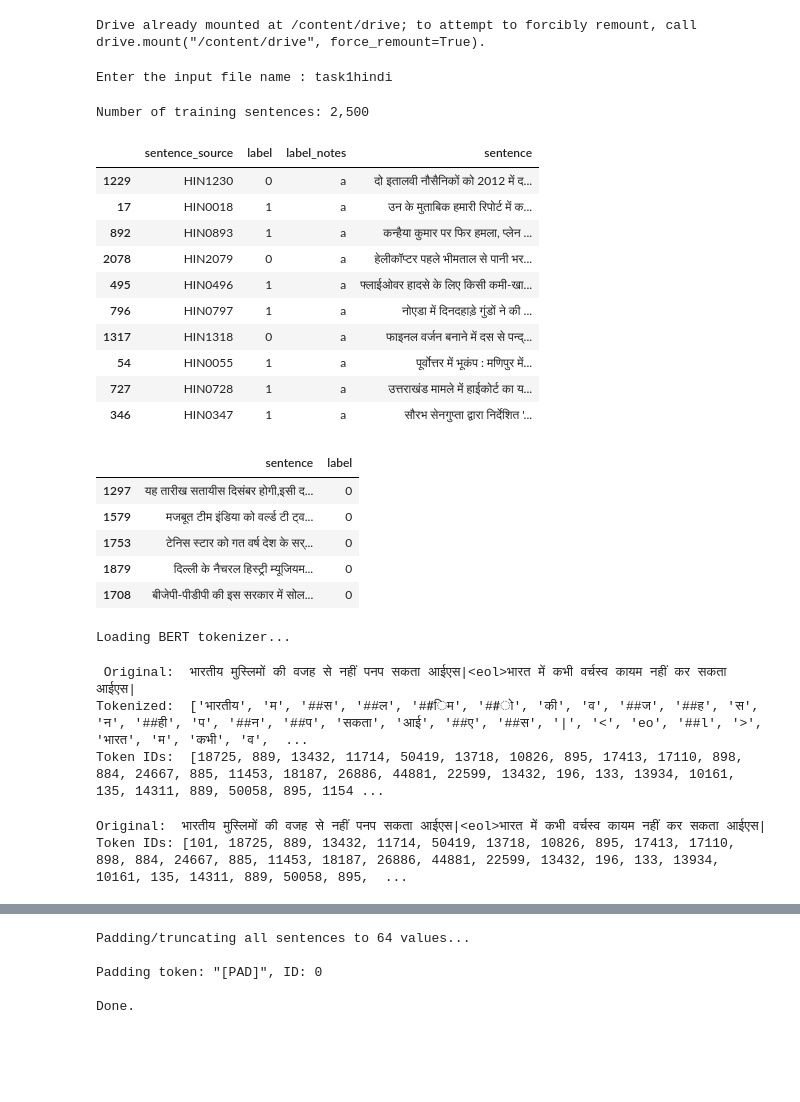
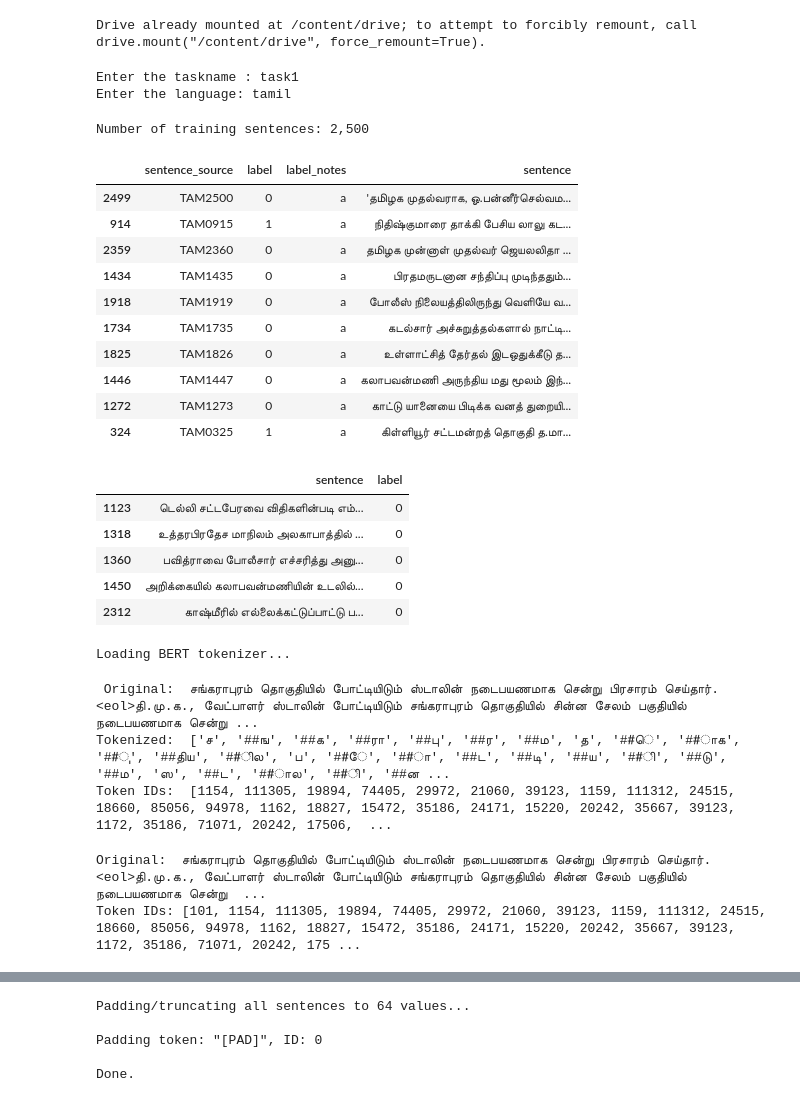
Before and after one commit to RakeshM7/DPIL-BERT, a Jupyter notebook: BERT.ipynb, the cells around one changed output, grey strips where cells are left out. Saved outputs shown, nothing was run; the diff lists cells and outputs as text; code cells hidden in the pictures; blank space fills up the shorter version.

```diff
--- a/BERT.ipynb
+++ b/BERT.ipynb
@@ -56,43 +56,45 @@ from google.colab import drive
 drive.mount('/content/drive')
 # %% [output]
 Drive already mounted at /content/drive; to attempt to forcibly remount, call drive.mount("/content/drive", force_remount=True).
-# %%
-file_path= input("Enter the input file name : ")    #example - task1hindi
-# %% [output]
-Enter the input file name : task1hindi
+# %%
+taskid= input("Enter the taskname : ")    #example - task1
+language= input("Enter the language: ")
+# %% [output]
+Enter the taskname : task1
+Enter the language: tamil
 # %%
 import pandas as pd
 
 # Load the dataset into a pandas dataframe.
-df = pd.read_csv("/content/drive/My Drive/FYP/bert/glue/cola/hindi/"+file_path+".tsv", delimiter='\t', header=None, names=['sentence_source', 'label', 'label_notes', 'sentence'])
+df = pd.read_csv("/content/drive/My Drive/FYP/bert/glue/cola/"+language+"/"+taskid+language+".tsv", delimiter='\t', header=None, names=['sentence_source', 'label', 'label_notes', 'sentence'])
 
 # Report the number of sentences.
 print('Number of training sentences: {:,}\n'.format(df.shape[0]))
 
 # Display 10 random rows from the data.
 df.sample(10)
 # %% [output]
 Number of training sentences: 2,500
 |  | sentence_source | label | label_notes | sentence |
-| 1229 | HIN1230 | 0 | a | दो इतालवी नौसैनिकों को 2012 में द... |
-| 17 | HIN0018 | 1 | a | उन के मुताबिक हमारी रिपोर्ट में क... |
-| 892 | HIN0893 | 1 | a | कन्हैया कुमार पर फिर हमला, प्लेन ... |
-| 2078 | HIN2079 | 0 | a | हेलीकॉप्टर पहले भीमताल से पानी भर... |
-| 495 | HIN0496 | 1 | a | फ्लाईओवर हादसे के लिए किसी कमी-खा... |
-| 796 | HIN0797 | 1 | a | नोएडा में दिनदहाड़े गुंडों ने की ... |
-| 1317 | HIN1318 | 0 | a | फाइनल वर्जन बनाने में दस से पन्द्... |
-| 54 | HIN0055 | 1 | a | पूर्वोत्तर में भूकंप : मणिपुर में... |
-| 727 | HIN0728 | 1 | a | उत्तराखंड मामले में हाईकोर्ट का य... |
-| 346 | HIN0347 | 1 | a | सौरभ सेनगुप्ता द्वारा निर्देशित '... |
+| 2499 | TAM2500 | 0 | a | 'தமிழக முதல்வராக, ஓ.பன்னீர்செல்வம... |
+| 914 | TAM0915 | 1 | a | நிதிஷ்குமாரை தாக்கி பேசிய லாலு கட... |
+| 2359 | TAM2360 | 0 | a | தமிழக முன்னாள் முதல்வர் ஜெயலலிதா ... |
+| 1434 | TAM1435 | 0 | a | பிரதமருடனான சந்திப்பு முடிந்ததும்... |
+| 1918 | TAM1919 | 0 | a | போலீஸ் நிலையத்திலிருந்து வெளியே வ... |
+| 1734 | TAM1735 | 0 | a | கடல்சார் அச்சுறுத்தல்களால் நாட்டி... |
+| 1825 | TAM1826 | 0 | a | உள்ளாட்சித் தேர்தல் இடஒதுக்கீடு த... |
+| 1446 | TAM1447 | 0 | a | கலாபவன்மணி அருந்திய மது மூலம் இந்... |
+| 1272 | TAM1273 | 0 | a | காட்டு யானையை பிடிக்க வனத் துறையி... |
+| 324 | TAM0325 | 1 | a | கிள்ளியூர் சட்டமன்றத் தொகுதி த.மா... |
 # %%
 df.loc[df.label == 0].sample(5)[['sentence', 'label']]
 # %% [output]
 |  | sentence | label |
-| 1297 | यह तारीख सतायीस दिसंबर होगी,इसी द... | 0 |
-| 1579 | मजबूत टीम इंडिया को वर्ल्ड टी ट्व... | 0 |
-| 1753 | टेनिस स्टार को गत वर्ष देश के सर्... | 0 |
-| 1879 | दिल्ली के नैचरल हिस्ट्री म्यूजियम... | 0 |
-| 1708 | बीजेपी-पीडीपी की इस सरकार में सोल... | 0 |
+| 1123 | டெல்லி சட்டபேரவை விதிகளின்படி எம்... | 0 |
+| 1318 | உத்தரபிரதேச மாநிலம் அலகாபாத்தில் ... | 0 |
+| 1360 | பவித்ராவை போலீசார் எச்சரித்து அனு... | 0 |
+| 1450 | அறிக்கையில் கலாபவன்மணியின் உடலில்... | 0 |
+| 2312 | காஷ்மீரில் எல்லைக்கட்டுப்பாட்டு ப... | 0 |
 # %%
 sentences = df.sentence.values
 labels = df.label.values
@@ -114,9 +116,9 @@ print('Tokenized: ', tokenizer.tokenize(sentences[0]))
 # Print the sentence mapped to token ids.
 print('Token IDs: ', tokenizer.convert_tokens_to_ids(tokenizer.tokenize(sentences[0])))
 # %% [output]
- Original:  भारतीय मुस्लिमों की वजह से नहीं पनप सकता आईएस|<eol>भारत में कभी वर्चस्व कायम नहीं कर सकता आईएस|
-Tokenized:  ['भारतीय', 'म', '##स', '##ल', '##िम', '##ो', 'की', 'व', '##ज', '##ह', 'स', 'न', '##ही', 'प', '##न', '##प', 'सकता', 'आई', '##ए', '##स', '|', '<', 'eo', '##l', '>', 'भारत', 'म', 'कभी', 'व',  ...
-Token IDs:  [18725, 889, 13432, 11714, 50419, 13718, 10826, 895, 17413, 17110, 898, 884, 24667, 885, 11453, 18187, 26886, 44881, 22599, 13432, 196, 133, 13934, 10161, 135, 14311, 889, 50058, 895, 1154 ...
+ Original:  சங்கராபுரம் தொகுதியில் போட்டியிடும் ஸ்டாலின் நடைபயணமாக சென்று பிரசாரம் செய்தார்.<eol>தி.மு.க., வேட்பாளர் ஸ்டாலின் போட்டியிடும் சங்கராபுரம் தொகுதியில் சின்ன சேலம் பகுதியில் நடைபயணமாக சென்று ...
+Tokenized:  ['ச', '##ங', '##க', '##ரா', '##பு', '##ர', '##ம', 'த', '##ெ', '##ாக', '##ு', '##திய', '##ில', 'ப', '##ே', '##ா', '##ட', '##டி', '##ய', '##ி', '##டு', '##ம', 'ஸ', '##ட', '##ால', '##ி', '##ன ...
+Token IDs:  [1154, 111305, 19894, 74405, 29972, 21060, 39123, 1159, 111312, 24515, 18660, 85056, 94978, 1162, 18827, 15472, 35186, 24171, 15220, 20242, 35667, 39123, 1172, 35186, 71071, 20242, 17506,  ...
 # %%
 # Tokenize all of the sentences and map the tokens to thier word IDs.
 input_ids = []
@@ -146,8 +148,8 @@ for sent in sentences:
 print('Original: ', sentences[0])
 print('Token IDs:', input_ids[0])
 # %% [output]
-Original:  भारतीय मुस्लिमों की वजह से नहीं पनप सकता आईएस|<eol>भारत में कभी वर्चस्व कायम नहीं कर सकता आईएस|
-Token IDs: [101, 18725, 889, 13432, 11714, 50419, 13718, 10826, 895, 17413, 17110, 898, 884, 24667, 885, 11453, 18187, 26886, 44881, 22599, 13432, 196, 133, 13934, 10161, 135, 14311, 889, 50058, 895,  ...
+Original:  சங்கராபுரம் தொகுதியில் போட்டியிடும் ஸ்டாலின் நடைபயணமாக சென்று பிரசாரம் செய்தார்.<eol>தி.மு.க., வேட்பாளர் ஸ்டாலின் போட்டியிடும் சங்கராபுரம் தொகுதியில் சின்ன சேலம் பகுதியில் நடைபயணமாக சென்று  ...
+Token IDs: [101, 1154, 111305, 19894, 74405, 29972, 21060, 39123, 1159, 111312, 24515, 18660, 85056, 94978, 1162, 18827, 15472, 35186, 24171, 15220, 20242, 35667, 39123, 1172, 35186, 71071, 20242, 175 ...
 # %%
 print('Max sentence length: ', max([len(sen) for sen in input_ids]))
 # %% [output]
```
Also changed, not shown: parts of 14 cells of this notebook.
